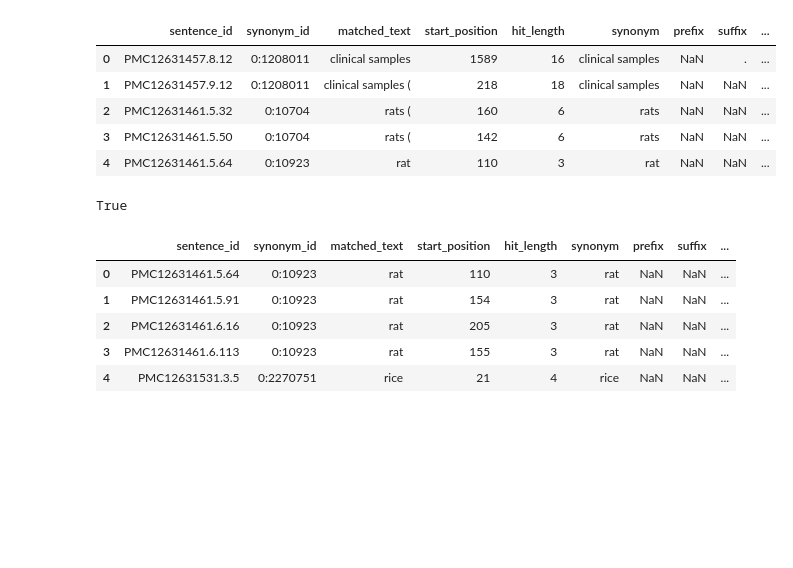
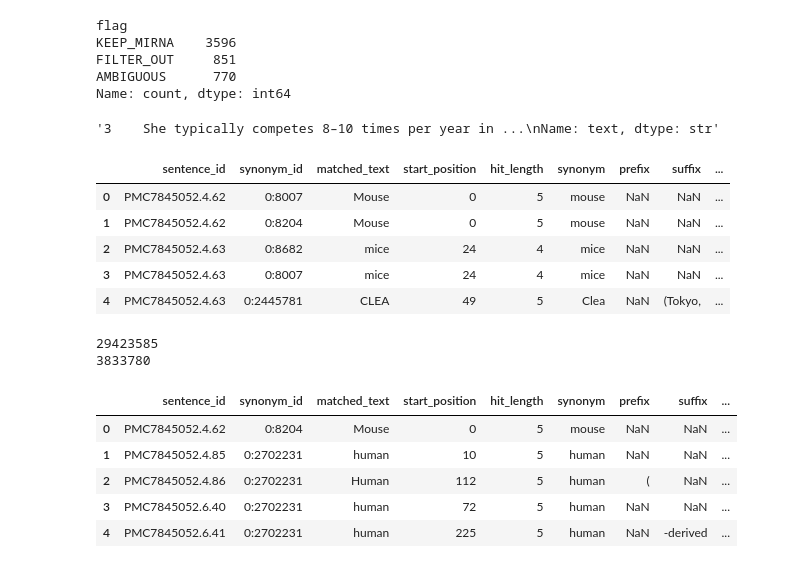
Before and after one commit to BeaquinBenefesis/Text-Mining, a Jupyter notebook: scripts/notebook.ipynb, the cells around one changed output. Drawn from its saved outputs; the diff is of its cells as text; code cells hidden in the pictures; blank space fills up the shorter version.

```diff
--- a/scripts/notebook.ipynb
+++ b/scripts/notebook.ipynb
@@ -4,10 +5,9 @@ from SynFileUtils import SynFileReader
 # %%
-mirna_path = '/mnt/raidbio2/extproj/projekte/textmining/mirnaTextmining/mirFormTM/results/mirna.hits'
-taxon_path = '/mnt/raidbio2/extproj/projekte/textmining/mirnaTextmining/mirClassification/taxon_hits_20260529_182015/taxon_hits_20260529_182015.hits'
-mirna_prefixes = '/mnt/raidbio2/extproj/projekte/textmining/mirnaTextmining/mirClassification/data/mirnas_prefix.tsv'
-taxon_syns = '/mnt/raidbio2/extstud/studtemp/mitsopoulos/synonyms/ncbi_taxonomy.syn'
+mirna_path = '/mnt/raidbio2/extproj/projekte/textmining/mirnaTextmining/mirFormTM/results/mirna_relaxed.hits'
+taxon_path = '/mnt/raidbio2/extproj/projekte/textmining/mirnaTextmining/mirClassification/taxon_hits_20260603_191129/taxon_hits_20260603_191129.hits'
+family_path = '/mnt/raidbio2/extproj/projekte/textmining/mirnaTextmining/mirClassification/data/mirna_families.tsv'
 
-mirna_hits = pd.read_csv(mirna_path, sep='\t', quoting=3)
+#mirna_hits = pd.read_csv(mirna_path, sep='\t', quoting=3)
 taxon_hits = pd.read_csv(taxon_path, sep ='\t', quoting=3)
-mirna_prefixes = pd.read_csv(mirna_prefixes, sep='\t')
-mirna_prefixes.head()
+#mirna_families = pd.read_csv(family_path, sep='\t')
+#mirna_families.head()
@@ -43,29 +67,47 @@ taxon_hits['article_id'] = taxon_hits['sentence_id'].str.split('.').str[0]
+# %%
+bantam_sents['flag'] = bantam_sents['text'].apply(verify_bantam_context)
+print(bantam_sents['flag'].value_counts())
+bantam_sents[bantam_sents['flag'] == 'AMBIGUOUS'].to_csv('/mnt/raidbio2/extproj/projekte/textmining/mirnaTextmining/mirClassification/data/bantam_sents_ambiguous.txt', sep='\t', index=False, lineterminator='\n\n')
+# %% [output]
+flag
+KEEP_MIRNA    3596
+FILTER_OUT     851
+AMBIGUOUS      770
+Name: count, dtype: int64
+# %%
+text = bantam_sents[bantam_sents['sentence_id'] == 'PMC12119504.4.5']
+# %% [output]
+'3    She typically competes 8–10 times per year in ...\nName: text, dtype: str'
 # %%
-with SynFileReader(taxon_syns) as reader:
+taxon_syns = '/mnt/raidbio2/extproj/projekte/textmining/mirnaTextmining/mirClassification/data/synonyms/ncbitaxon'
+with SynFileReader(taxon_syns, low_memory=False) as reader:
     line_numbers = taxon_hits["synonym_id"].str.split(":").str[1].astype(int)
     taxon_hits["taxon_id"] = line_numbers.apply(reader.extract_id)
 
 taxon_hits.head()
 # %% [output]
 |  | sentence_id | synonym_id | matched_text | start_position | hit_length | synonym | prefix | suffix | ... |
-| 0 | PMC12631457.8.12 | 0:1208011 | clinical samples | 1589 | 16 | clinical samples | NaN | . | ... |
-| 1 | PMC12631457.9.12 | 0:1208011 | clinical samples ( | 218 | 18 | clinical samples | NaN | NaN | ... |
-| 2 | PMC12631461.5.32 | 0:10704 | rats ( | 160 | 6 | rats | NaN | NaN | ... |
-| 3 | PMC12631461.5.50 | 0:10704 | rats ( | 142 | 6 | rats | NaN | NaN | ... |
-| 4 | PMC12631461.5.64 | 0:10923 | rat | 110 | 3 | rat | NaN | NaN | ... |
+| 0 | PMC7845052.4.62 | 0:8007 | Mouse | 0 | 5 | mouse | NaN | NaN | ... |
+| 1 | PMC7845052.4.62 | 0:8204 | Mouse | 0 | 5 | mouse | NaN | NaN | ... |
+| 2 | PMC7845052.4.63 | 0:8682 | mice | 24 | 4 | mice | NaN | NaN | ... |
+| 3 | PMC7845052.4.63 | 0:8007 | mice | 24 | 4 | mice | NaN | NaN | ... |
+| 4 | PMC7845052.4.63 | 0:2445781 | CLEA | 49 | 5 | Clea | NaN | (Tokyo, | ... |
-# %%
-taxon_hits['taxon_id'].isna().sum() == 0
-# %% [output]
-True
 # %%
+mirna_prefixes = '/mnt/raidbio2/extproj/projekte/textmining/mirnaTextmining/mirClassification/data/mirnas_prefix.tsv'
+mirna_prefixes = pd.read_csv(mirna_prefixes, sep='\t')
+mirna_prefixes['id'] = mirna_prefixes['id'].str.replace(':', '_')
 valid_tax_ids = set(mirna_prefixes['id'])
 valid_taxons = taxon_hits['taxon_id'].isin(valid_tax_ids)
 taxon_hits_filtered = taxon_hits[valid_taxons].reset_index(drop=True)
+print(taxon_hits['taxon_id'].notna().sum())
+print(taxon_hits_filtered['taxon_id'].notna().sum())
 taxon_hits_filtered.head()
 # %% [output]
+29423585
+3833780
 |  | sentence_id | synonym_id | matched_text | start_position | hit_length | synonym | prefix | suffix | ... |
-| 0 | PMC12631461.5.64 | 0:10923 | rat | 110 | 3 | rat | NaN | NaN | ... |
-| 1 | PMC12631461.5.91 | 0:10923 | rat | 154 | 3 | rat | NaN | NaN | ... |
-| 2 | PMC12631461.6.16 | 0:10923 | rat | 205 | 3 | rat | NaN | NaN | ... |
-| 3 | PMC12631461.6.113 | 0:10923 | rat | 155 | 3 | rat | NaN | NaN | ... |
-| 4 | PMC12631531.3.5 | 0:2270751 | rice | 21 | 4 | rice | NaN | NaN | ... |
+| 0 | PMC7845052.4.62 | 0:8204 | Mouse | 0 | 5 | mouse | NaN | NaN | ... |
+| 1 | PMC7845052.4.85 | 0:2702231 | human | 10 | 5 | human | NaN | NaN | ... |
+| 2 | PMC7845052.4.86 | 0:2702231 | Human | 112 | 5 | human | ( | NaN | ... |
+| 3 | PMC7845052.6.40 | 0:2702231 | human | 72 | 5 | human | NaN | NaN | ... |
+| 4 | PMC7845052.6.41 | 0:2702231 | human | 225 | 5 | human | NaN | -derived | ... |
```
Also changed, not shown: parts of 25 cells of this notebook, 12 other files.
